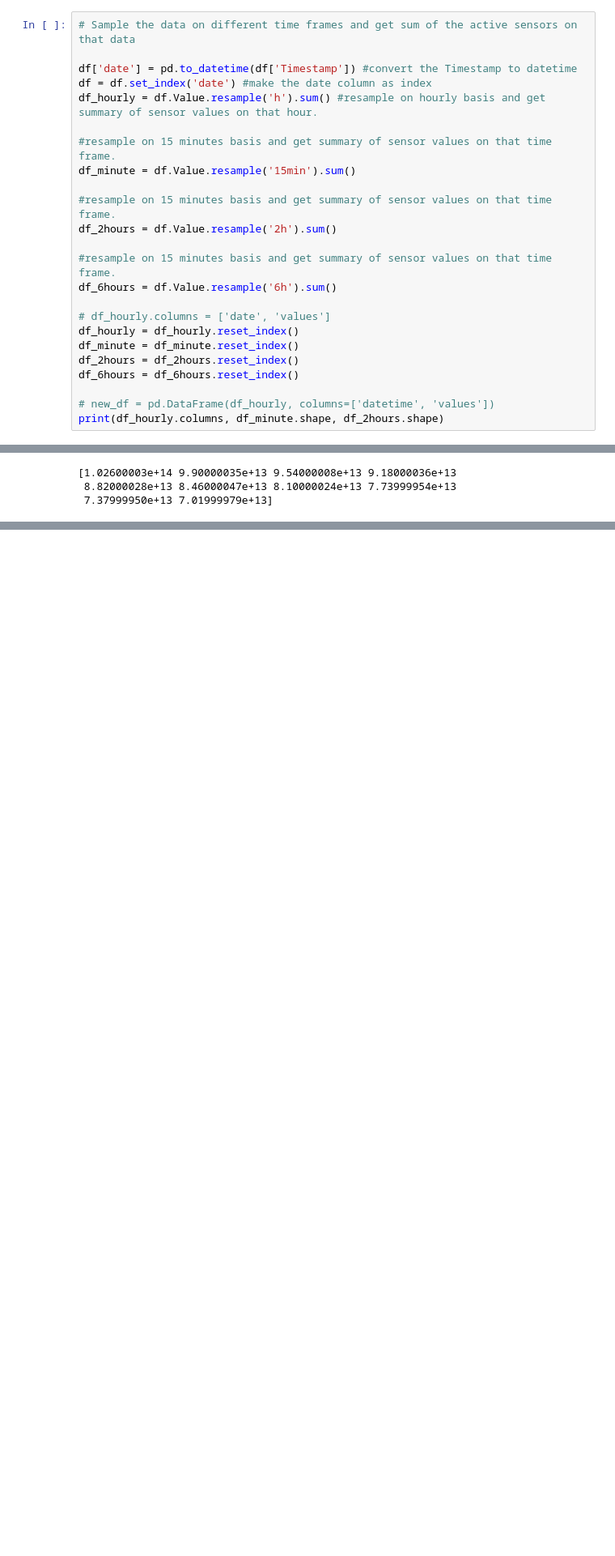
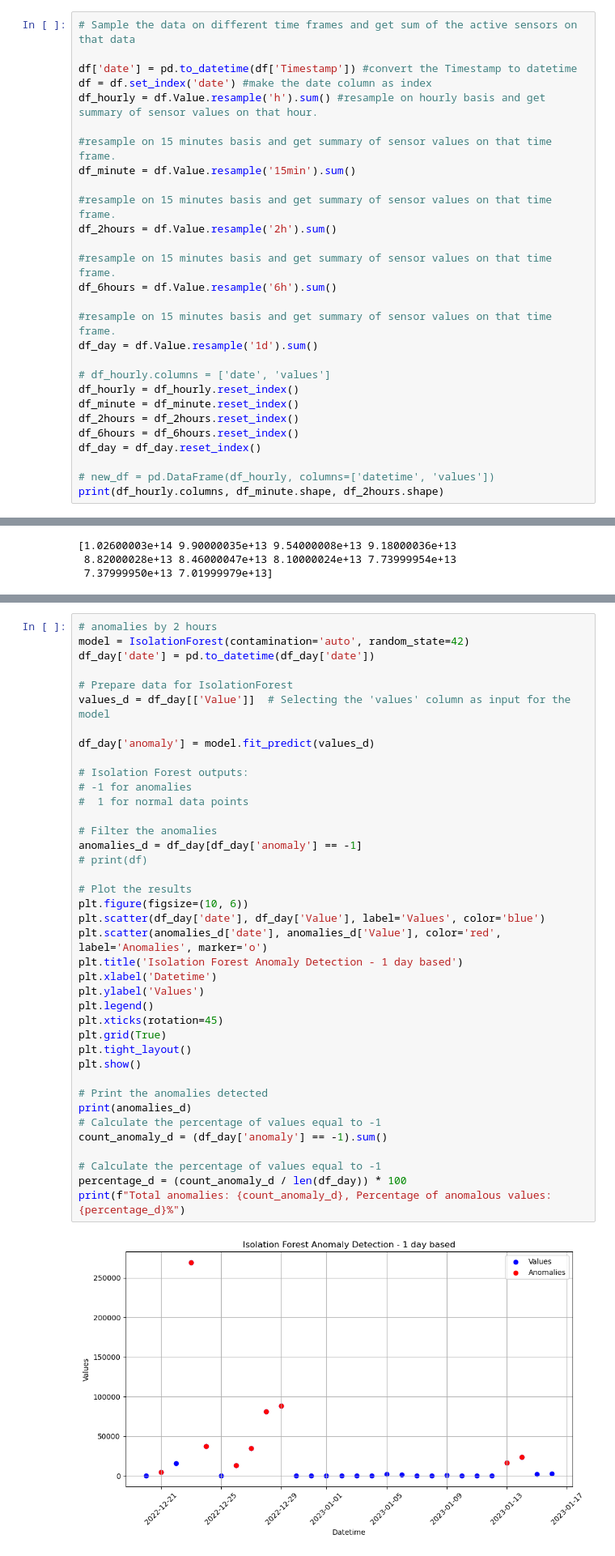
Before and after one commit to AsifTanvir/SEAD-analysis, a Jupyter notebook: Sam_data_analysis.ipynb, the cells around one changed output, grey strips where cells are left out. Shown at 81% size. Cells and saved outputs as stored; diff of their text form; blank space fills up the shorter version.

Commit message:
Added profs office data and a new notebook for analyzing that.

```diff
--- a/Sam_data_analysis.ipynb
+++ b/Sam_data_analysis.ipynb
@@ -62,11 +62,15 @@ df_2hours = df.Value.resample('2h').sum()
 #resample on 15 minutes basis and get summary of sensor values on that time frame.
 df_6hours = df.Value.resample('6h').sum()
 
+#resample on 15 minutes basis and get summary of sensor values on that time frame.
+df_day = df.Value.resample('1d').sum()
+
 # df_hourly.columns = ['date', 'values']
 df_hourly = df_hourly.reset_index()
 df_minute = df_minute.reset_index()
 df_2hours = df_2hours.reset_index()
 df_6hours = df_6hours.reset_index()
+df_day = df_day.reset_index()
 
 # new_df = pd.DataFrame(df_hourly, columns=['datetime', 'values'])
 print(df_hourly.columns, df_minute.shape, df_2hours.shape)
@@ -420,3 +424,44 @@ print(f"Total anomalies: {count_anomaly_6h}, Percentage of anomalous values: {pe
 101 2023-01-14 18:00:00    2997.0       -1
 108 2023-01-16 12:00:00    2093.0       -1
 Total anomalies: 20, Percentage of anomalous values: 18.34862385321101%
+# %%
+# anomalies by 2 hours
+model = IsolationForest(contamination='auto', random_state=42)
+df_day['date'] = pd.to_datetime(df_day['date'])
+
+# Prepare data for IsolationForest
+values_d = df_day[['Value']]  # Selecting the 'values' column as input for the model
+
+df_day['anomaly'] = model.fit_predict(values_d)
+
+# Isolation Forest outputs:
+# -1 for anomalies
+#  1 for normal data points
+
+# Filter the anomalies
+anomalies_d = df_day[df_day['anomaly'] == -1]
+# print(df)
+
+# Plot the results
+plt.figure(figsize=(10, 6))
+plt.scatter(df_day['date'], df_day['Value'], label='Values', color='blue')
+plt.scatter(anomalies_d['date'], anomalies_d['Value'], color='red', label='Anomalies', marker='o')
+plt.title('Isolation Forest Anomaly Detection - 1 day based')
+plt.xlabel('Datetime')
+plt.ylabel('Values')
+plt.legend()
+plt.xticks(rotation=45)
+plt.grid(True)
+plt.tight_layout()
+plt.show()
+
+# Print the anomalies detected
+print(anomalies_d)
+# Calculate the percentage of values equal to -1
+count_anomaly_d = (df_day['anomaly'] == -1).sum()
+
+# Calculate the percentage of values equal to -1
+percentage_d = (count_anomaly_d / len(df_day)) * 100
+print(f"Total anomalies: {count_anomaly_d}, Percentage of anomalous values: {percentage_d}%")
+# %% [output]
+[figure, added]
```
Also changed, not shown: parts of 1 cell of this notebook, 3 other files.
